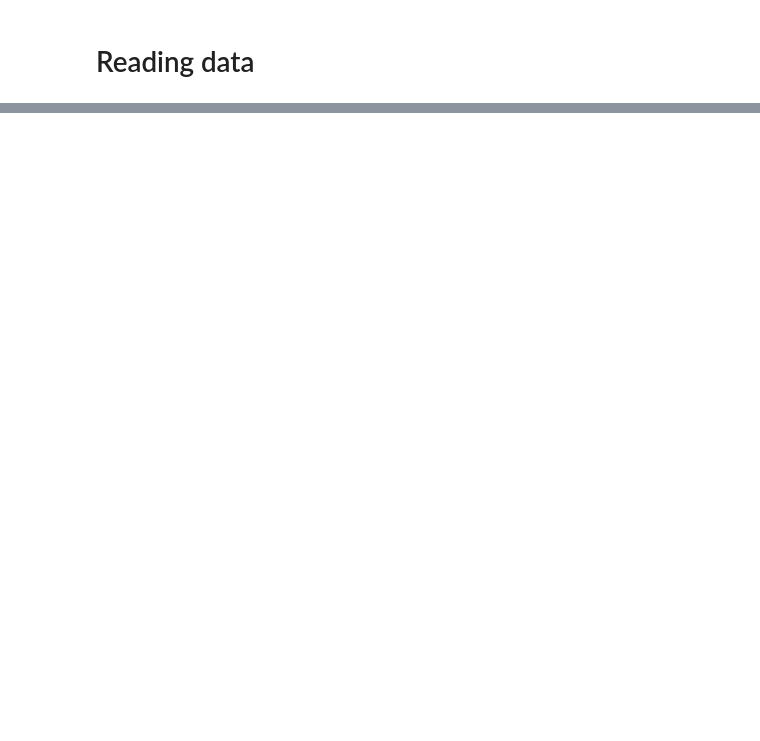
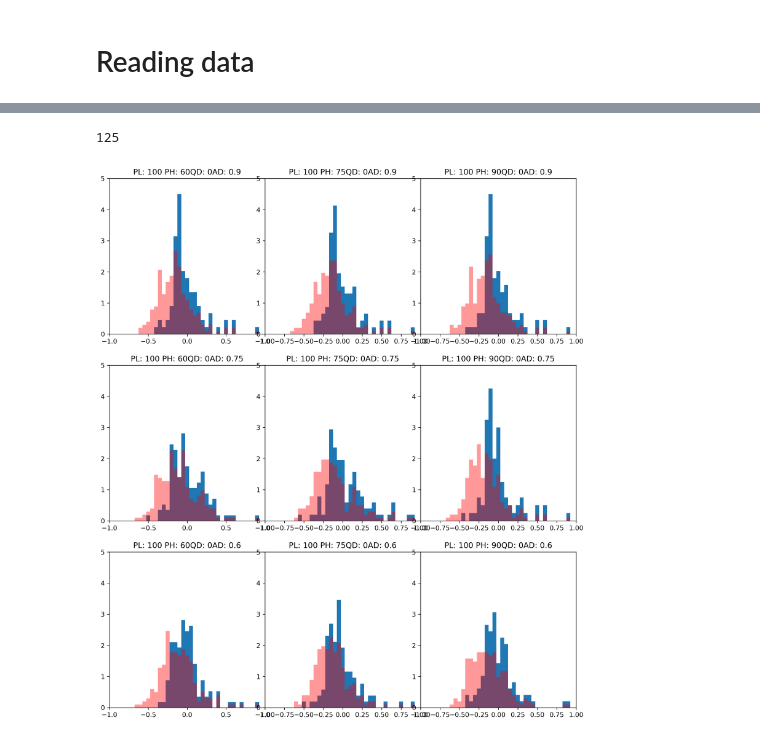
Before and after one commit to amunozj/GRPSSN, a Jupyter notebook: ADF_SSN_05_Metrics_Comparison.ipynb, the cells around one changed output, grey strips where cells are left out. Saved outputs shown, nothing was run; the diff lists cells and outputs as text; code cells hidden in the pictures; blank space fills up the shorter version.

```diff
--- a/ADF_SSN_05_Metrics_Comparison.ipynb
+++ b/ADF_SSN_05_Metrics_Comparison.ipynb
@@ -196,0 +478,60 @@ for file_ in allFiles:
+# %%
+np.sum((MxDf.loc[([pl],[ph],[qd],[ad]),'RiseCount']+MxDf.loc[([pl],[ph],[qd],[ad]),'DecCount'])>2)
+# %% [output]
+125
+# %%
+bins = np.arange(-1.3,1.3,.05)+0.025
+top = 5
+left = -1
+right = 1
+
+# Size definitions
+dpi = 300
+pxx = 1000   # Horizontal size of each panel
+pxy = pxx    # Vertical size of each panel
+frc = 1    # Fraction of the panel devoted to histograms
+
+nph = 3      # Number of horizontal panels
+npv = 3      # Number of vertical panels
+
+# Padding
+padv  = 50 #Vertical padding in pixels
+padv2 = 200  #Vertical padding in pixels between panels
+padh  = 50 #Horizontal padding in pixels at the edge of the figure
+padh2 = 0 #Horizontal padding in pixels between panels
+
+# Figure sizes in pixels
+fszv = (npv*pxy + 2*padv + (npv-1)*padv2 )      #Vertical size of figure in inches
+fszh = (nph*pxx + 2*padh + (nph-1)*padh2 )      #Horizontal size of figure in inches
+
+# Conversion to relative unites
+ppadv  = padv/fszv     #Vertical padding in relative units
+ppadv2 = padv2/fszv    #Vertical padding in relative units
+ppadh  = padh/fszv     #Horizontal padding the edge of the figure in relative units
+ppadh2 = padh2/fszv    #Horizontal padding between panels in relative units
+
+## Start Figure
+fig = plt.figure(figsize=(fszh/dpi,fszv/dpi), dpi = dpi)
+
+
+# High
+for ipl, pl in enumerate(PLH):
+    for iph, ph in enumerate(PHH):
+        for iqd, qd in enumerate(QDH):
+            for iad, ad in enumerate(ADH):
+
+                ValMask = np.isfinite(np.double(MxDf.loc[([pl],[ph],[qd],[ad]),'mneSth'].values))
+                ValMask = np.logical_and(ValMask, MxDf.loc[([pl],[ph],[qd],[ad]),'AvThreshold']<30)
+
+                n = (nph*(iad)+iph)
+                ax1 = fig.add_axes([ppadh + iph*(pxx/fszh+ppadh2), ppadv + iad*(pxy/fszv+ppadv2), pxx/fszh*frc, pxy/fszv*frc], label= 'b'+str(n))
+
+                ax1.hist(np.vstack(MxDf.loc[([pl],[ph],[qd],[ad]),'mneSth'].values[ValMask]), density = True, bins = bins)
+                ax1.set_title('PL: ' + str(pl) + ' PH: ' + str(ph) + 'QD: ' + str(qd) + 'AD: ' + str(ad))
+                ax1.set_ylim(top = top, bottom = 0)
+                ax1.set_xlim(right = right, left = left)
+
+
+                ax1.hist(np.vstack(MxDf.loc[([pl],[ph],[qd],[ad]),'mneSth'].values), density = True, bins = bins, color = 'r', alpha = 0.4)
+# %% [output]
+[figure, added]
```
Also changed, not shown: parts of 19 cells of this notebook, 1 other file.
